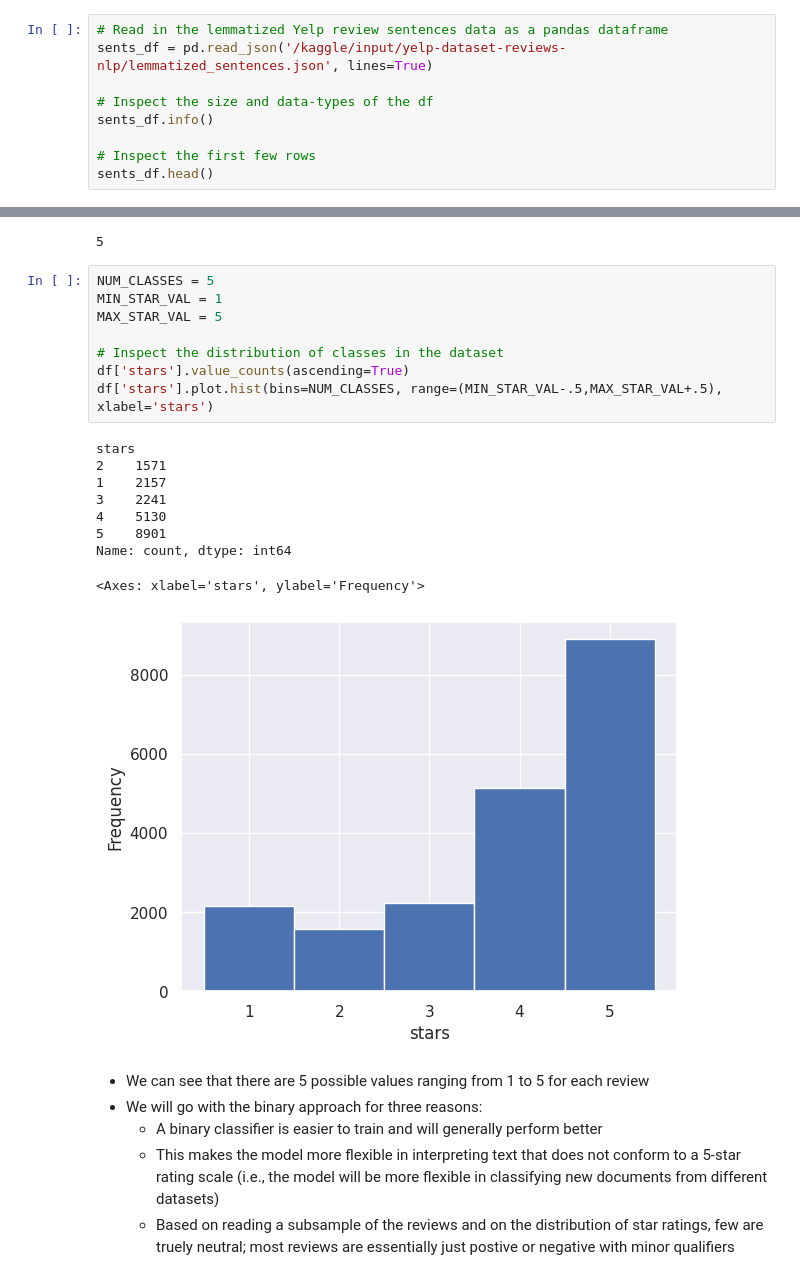
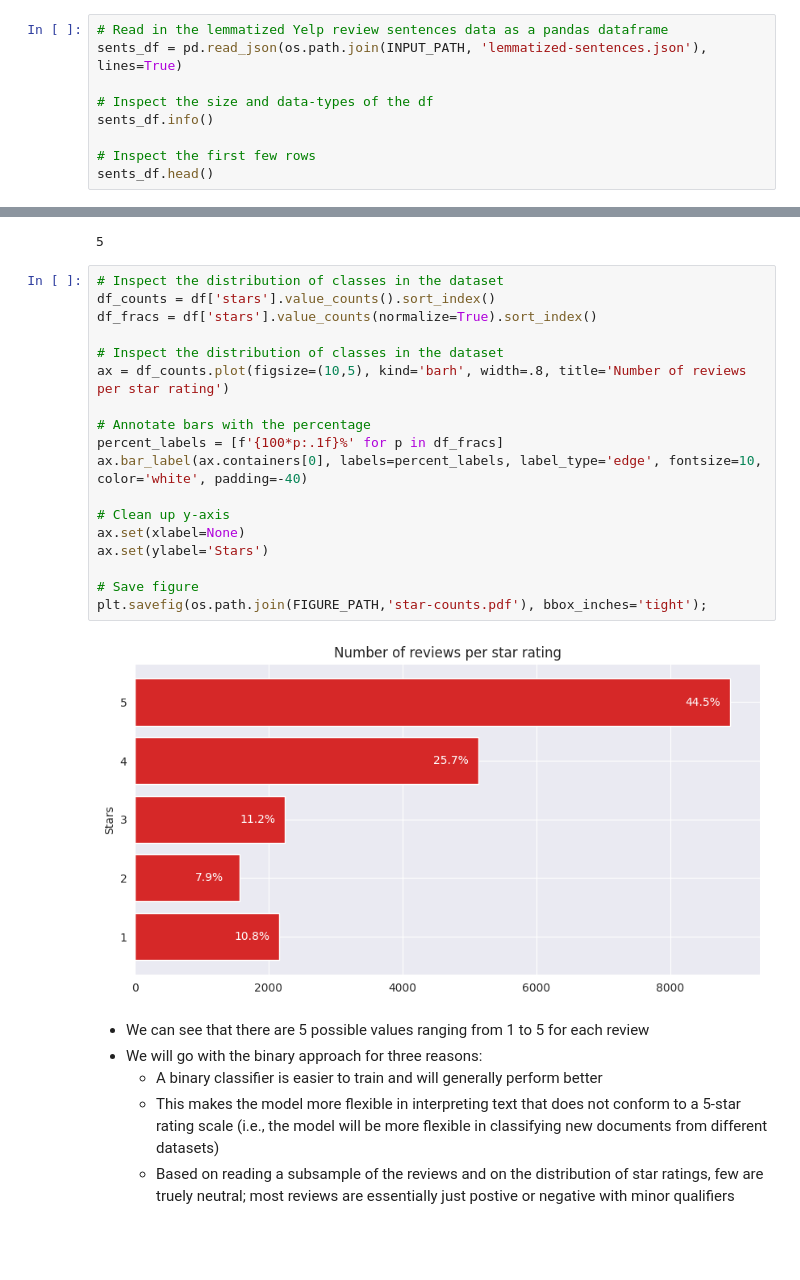
Before and after one commit to varshithr/sentiment-analysis_yelp-reviews, a Jupyter notebook: notebooks/03_encoding.ipynb, the cells around one changed output, grey strips where cells are left out. Cells and saved outputs as stored; diff of their text form; blank space fills up the shorter version.

```diff
--- a/notebooks/03_encoding.ipynb
+++ b/notebooks/03_encoding.ipynb
@@ -113,7 +135,7 @@ memory usage: 312.6+ KB
 - Then the lemmatized sentences
 # %%
 # Read in the lemmatized Yelp review sentences data as a pandas dataframe
-sents_df = pd.read_json('/kaggle/input/yelp-dataset-reviews-nlp/lemmatized_sentences.json', lines=True)
+sents_df = pd.read_json(os.path.join(INPUT_PATH, 'lemmatized-sentences.json'), lines=True)
 
 # Inspect the size and data-types of the df
 sents_df.info()
@@ -330,24 +361,26 @@ len(pd.unique(df['stars']))
 # %% [output]
 [1, 2, 3, 4, 5]
 5
-# %%
-NUM_CLASSES = 5
-MIN_STAR_VAL = 1
-MAX_STAR_VAL = 5
-
-# Inspect the distribution of classes in the dataset
-df['stars'].value_counts(ascending=True)
-df['stars'].plot.hist(bins=NUM_CLASSES, range=(MIN_STAR_VAL-.5,MAX_STAR_VAL+.5), xlabel='stars')
-# %% [output]
-stars
-2    1571
-1    2157
-3    2241
-4    5130
-5    8901
-Name: count, dtype: int64
-<Axes: xlabel='stars', ylabel='Frequency'>
-[figure, removed]
+# %%
+# Inspect the distribution of classes in the dataset
+df_counts = df['stars'].value_counts().sort_index()
+df_fracs = df['stars'].value_counts(normalize=True).sort_index()
+
+# Inspect the distribution of classes in the dataset
+ax = df_counts.plot(figsize=(10,5), kind='barh', width=.8, title='Number of reviews per star rating')
+
+# Annotate bars with the percentage
+percent_labels = [f'{100*p:.1f}%' for p in df_fracs]
+ax.bar_label(ax.containers[0], labels=percent_labels, label_type='edge', fontsize=10, color='white', padding=-40)
+
+# Clean up y-axis
+ax.set(xlabel=None)
+ax.set(ylabel='Stars')
+
+# Save figure
+plt.savefig(os.path.join(FIGURE_PATH,'star-counts.pdf'), bbox_inches='tight');
+# %% [output]
+[figure, added]
 # %% [markdown]
 - We can see that there are 5 possible values ranging from 1 to 5 for each review
 - We will go with the binary approach for three reasons:
```
Also changed, not shown: parts of 23 cells of this notebook.
